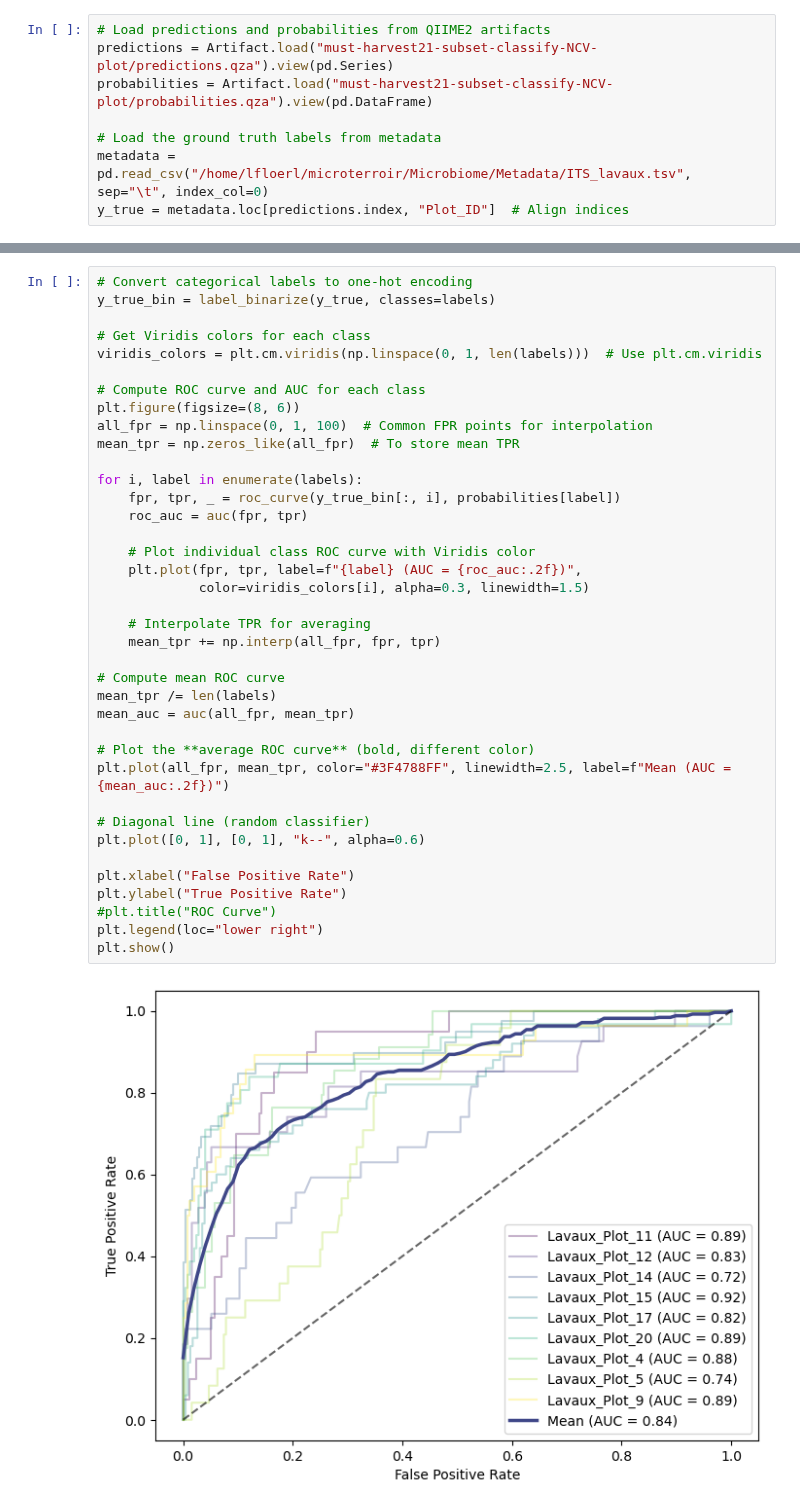
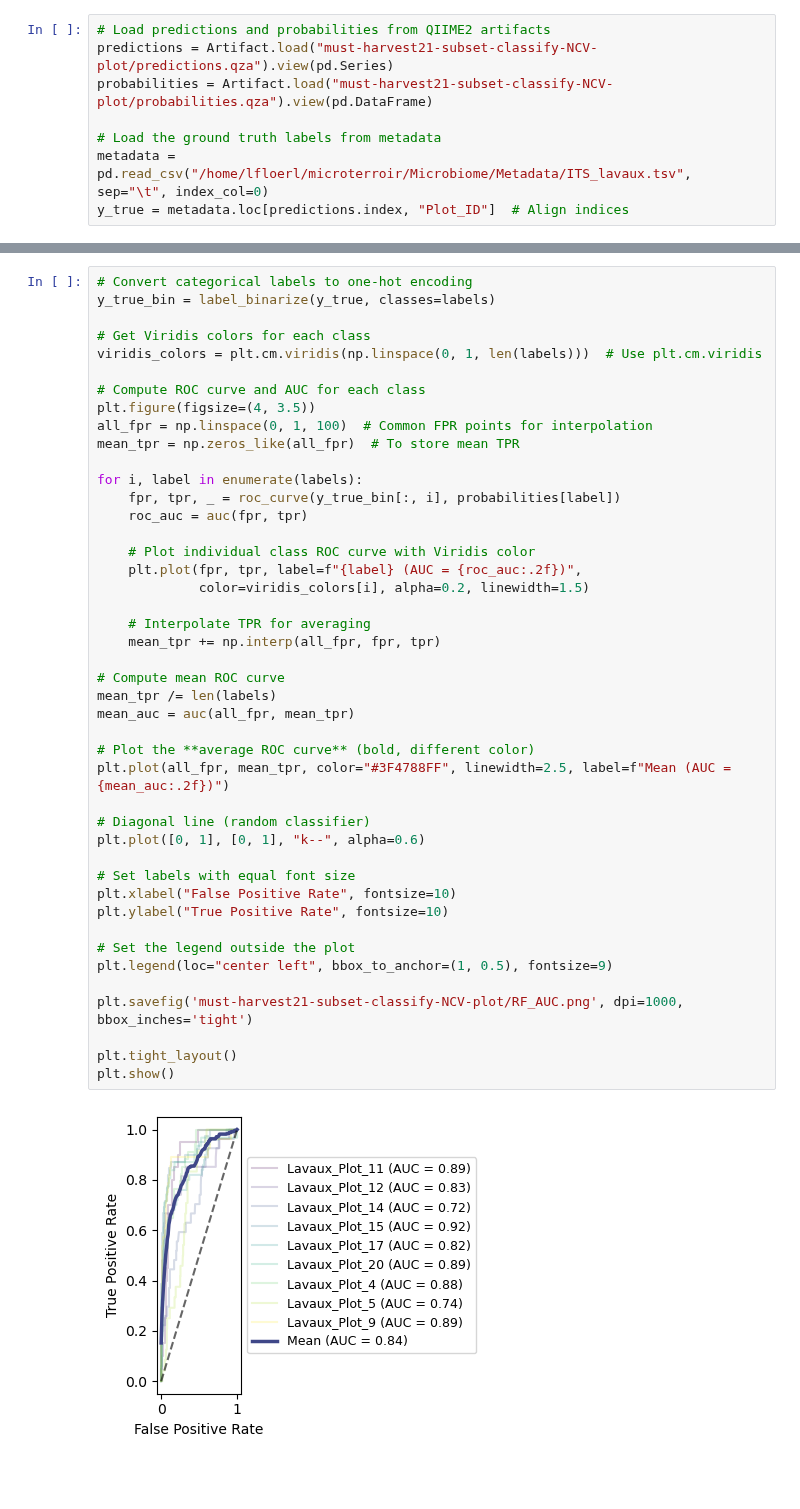
Before and after one commit to bokulich-publications/microterroir, a Jupyter notebook: Microbiome/ITS/spatio-temporal/4_fun_SpatioTemporal_Must_RandomForest.ipynb, the cells around one changed output, grey strips where cells are left out. Drawn from its saved outputs; the diff is of its cells as text; blank space fills up the shorter version.

Commit message:
Plotting

```diff
--- a/Microbiome/ITS/spatio-temporal/4_fun_SpatioTemporal_Must_RandomForest.ipynb
+++ b/Microbiome/ITS/spatio-temporal/4_fun_SpatioTemporal_Must_RandomForest.ipynb
@@ -244,37 +253,43 @@ y_true_bin = label_binarize(y_true, classes=labels)
 
 # Get Viridis colors for each class
 viridis_colors = plt.cm.viridis(np.linspace(0, 1, len(labels)))  # Use plt.cm.viridis
 
 # Compute ROC curve and AUC for each class
-plt.figure(figsize=(8, 6))
+plt.figure(figsize=(4, 3.5))
 all_fpr = np.linspace(0, 1, 100)  # Common FPR points for interpolation
 mean_tpr = np.zeros_like(all_fpr)  # To store mean TPR
 
 for i, label in enumerate(labels):
     fpr, tpr, _ = roc_curve(y_true_bin[:, i], probabilities[label])
     roc_auc = auc(fpr, tpr)
 
     # Plot individual class ROC curve with Viridis color
     plt.plot(fpr, tpr, label=f"{label} (AUC = {roc_auc:.2f})",
-             color=viridis_colors[i], alpha=0.3, linewidth=1.5)
+             color=viridis_colors[i], alpha=0.2, linewidth=1.5)
 
     # Interpolate TPR for averaging
     mean_tpr += np.interp(all_fpr, fpr, tpr)
 
 # Compute mean ROC curve
 mean_tpr /= len(labels)
 mean_auc = auc(all_fpr, mean_tpr)
 
 # Plot the **average ROC curve** (bold, different color)
 plt.plot(all_fpr, mean_tpr, color="#3F4788FF", linewidth=2.5, label=f"Mean (AUC = {mean_auc:.2f})")
 
 # Diagonal line (random classifier)
 plt.plot([0, 1], [0, 1], "k--", alpha=0.6)
 
-plt.xlabel("False Positive Rate")
-plt.ylabel("True Positive Rate")
-#plt.title("ROC Curve")
-plt.legend(loc="lower right")
+# Set labels with equal font size
+plt.xlabel("False Positive Rate", fontsize=10)
+plt.ylabel("True Positive Rate", fontsize=10)
+
+# Set the legend outside the plot
+plt.legend(loc="center left", bbox_to_anchor=(1, 0.5), fontsize=9)
+
+plt.savefig('must-harvest21-subset-classify-NCV-plot/RF_AUC.png', dpi=1000, bbox_inches='tight')
+
+plt.tight_layout()
 plt.show()
 # %% [output]
-[figure, old version]
+[figure, new version]
```
Also changed, not shown: parts of 6 cells of this notebook.
